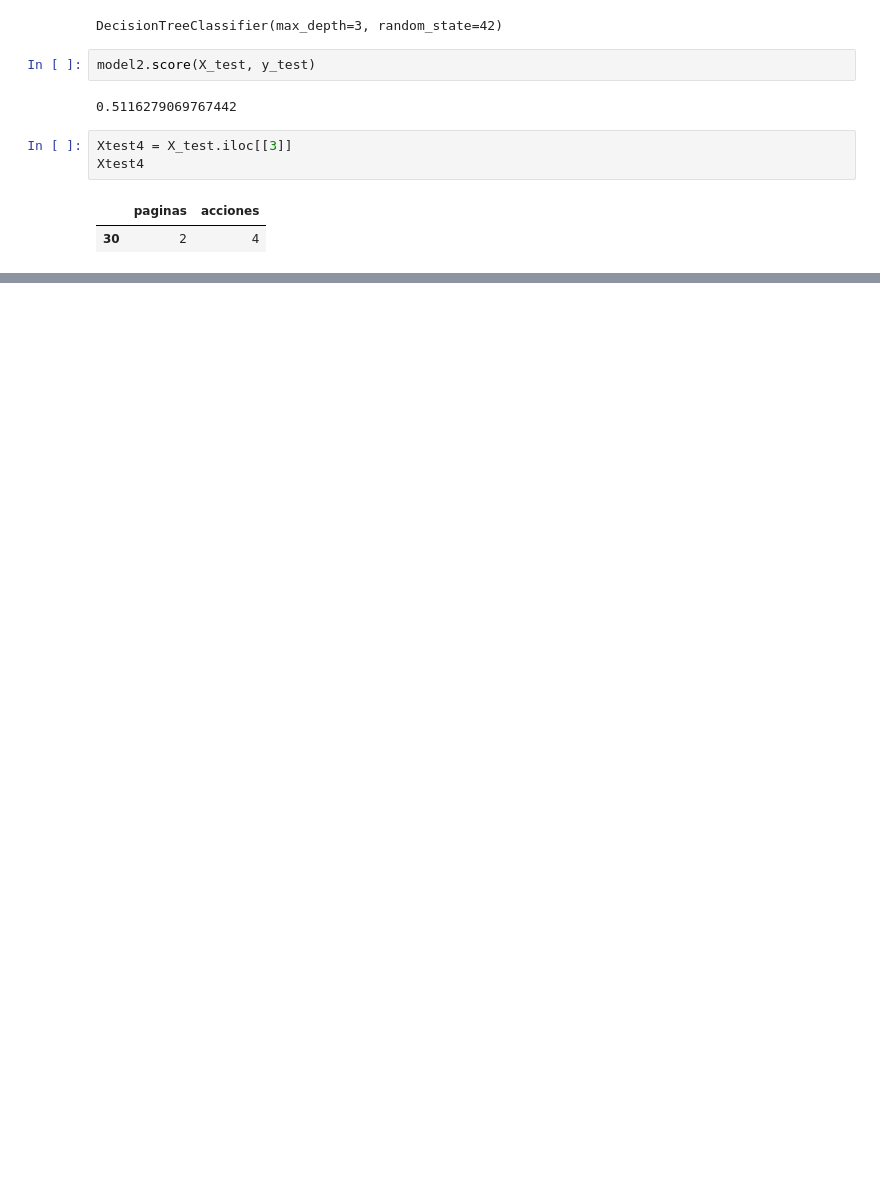
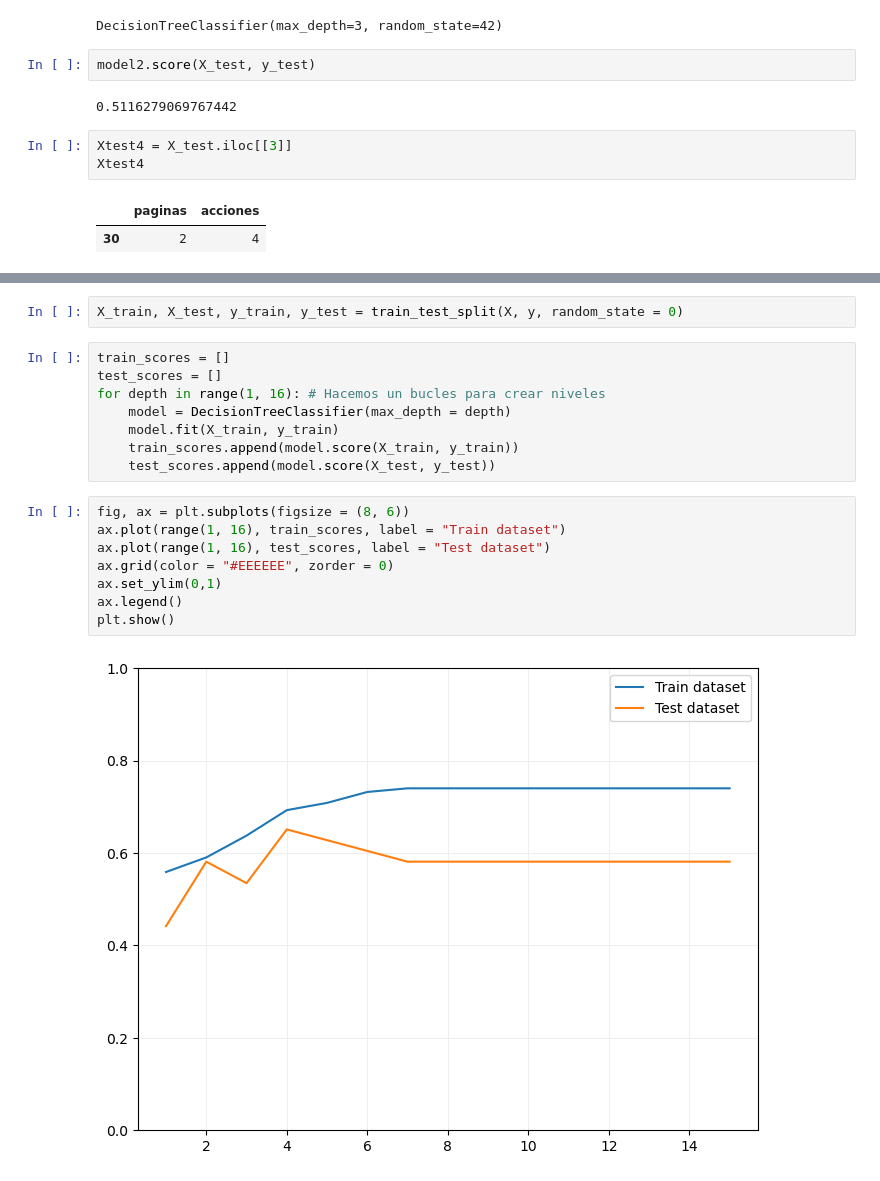
Before and after one commit to egoitzaulestia/curso_IA, a Jupyter notebook: Ejercicio_Regresion_Logistica_y_Arbol_de_Decision.ipynb, the cells around one changed output, grey strips where cells are left out. Cells and saved outputs as stored; diff of their text form; blank space fills up the shorter version.

```diff
--- a/Ejercicio_Regresion_Logistica_y_Arbol_de_Decision.ipynb
+++ b/Ejercicio_Regresion_Logistica_y_Arbol_de_Decision.ipynb
@@ -177,0 +192,20 @@ Xtest4
+# %%
+X_train, X_test, y_train, y_test = train_test_split(X, y, random_state = 0)
+# %%
+train_scores = []
+test_scores = []
+for depth in range(1, 16): # Hacemos un bucles para crear niveles
+    model = DecisionTreeClassifier(max_depth = depth)
+    model.fit(X_train, y_train)
+    train_scores.append(model.score(X_train, y_train))
+    test_scores.append(model.score(X_test, y_test))
+# %%
+fig, ax = plt.subplots(figsize = (8, 6))
+ax.plot(range(1, 16), train_scores, label = "Train dataset")
+ax.plot(range(1, 16), test_scores, label = "Test dataset")
+ax.grid(color = "#EEEEEE", zorder = 0)
+ax.set_ylim(0,1)
+ax.legend()
+plt.show()
+# %% [output]
+[figure, added]
```
Also changed, not shown: parts of 4 cells of this notebook.
